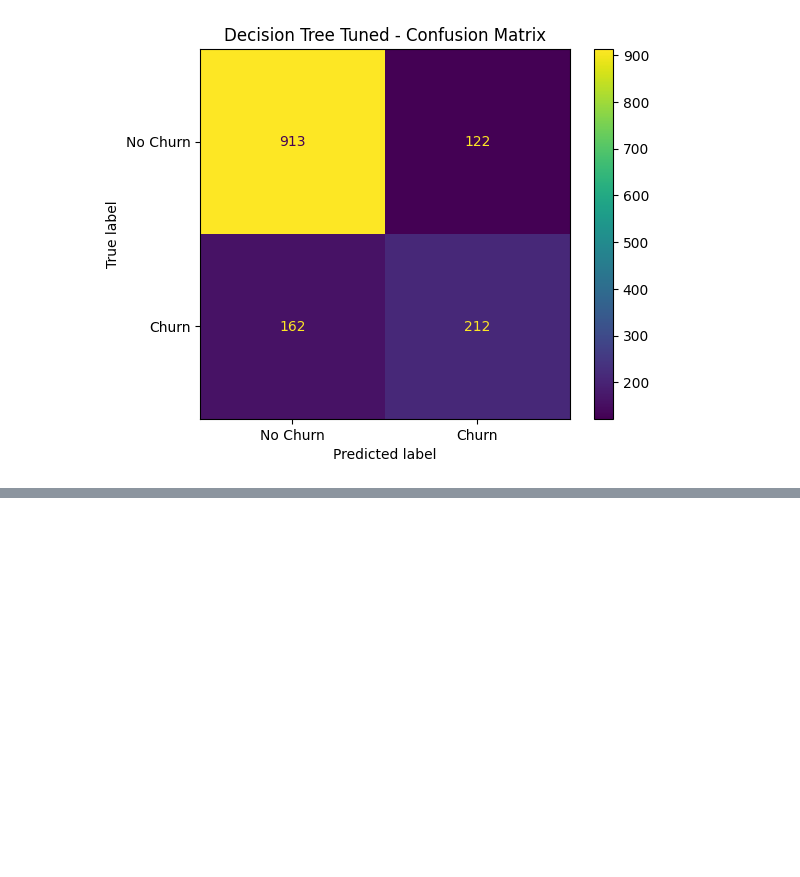
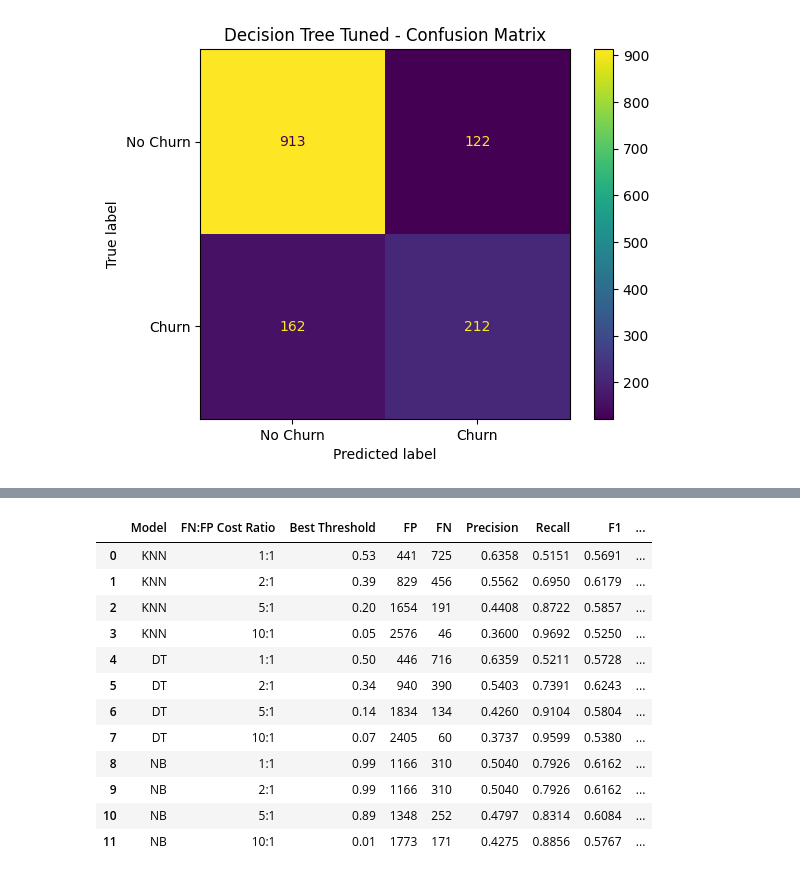
Before and after one commit to huynhthu214/Telco-Churn-DM, a Jupyter notebook: notebook/02_Modeling_Models.ipynb, the cells around one changed output, grey strips where cells are left out. Saved outputs shown, nothing was run; the diff lists cells and outputs as text; code cells hidden in the pictures; blank space fills up the shorter version.

```diff
--- a/notebook/02_Modeling_Models.ipynb
+++ b/notebook/02_Modeling_Models.ipynb
@@ -752,0 +1090,6 @@ Confusion Matrix:
+# %%
+models = {
+    "knn": best_knn,
+    "dt": best_dt,
+    "nb": best_nb
+}
@@ -752,0 +1103,14 @@ Confusion Matrix:
+# %%
+cv_results = {}
+
+for name, model in models.items():
+    score = cross_validate(
+        estimator=model,
+        X=X_train,
+        y=y_train,
+        cv=cv,
+        scoring=scoring,
+        n_jobs=-1,
+        return_train_score=True
+    )
+    cv_results[name] = score
@@ -752,0 +1762,59 @@ Confusion Matrix:
+# %%
+oof_models = {
+    "KNN": oof_prob_knn,
+    "DT": oof_prob_dt,
+    "NB": oof_prob_nb
+}
+
+cost_scenarios = [1, 2, 5, 10]
+
+all_cost_sensitivity = []
+
+for model_name, probabilities in oof_models.items():
+
+    for cost_fn in cost_scenarios:
+
+        results = threshold_analysis(
+            y_train,
+            probabilities,
+            cost_fn=cost_fn,
+            cost_fp=1
+        )
+
+        best_row = results.loc[
+            results["Total Cost"].idxmin()
+        ]
+
+        all_cost_sensitivity.append({
+            "Model": model_name,
+            "FN:FP Cost Ratio": f"{cost_fn}:1",
+            "Best Threshold": best_row["Threshold"],
+            "FP": int(best_row["FP"]),
+            "FN": int(best_row["FN"]),
+            "Precision": best_row["Precision"],
+            "Recall": best_row["Recall"],
+            "F1": best_row["F1"],
+            "Minimum Cost": best_row["Total Cost"]
+        })
+
+cost_sensitivity_table = pd.DataFrame(
+    all_cost_sensitivity
+)
+
+display(
+    cost_sensitivity_table.round(4)
+)
+# %% [output]
+|  | Model | FN:FP Cost Ratio | Best Threshold | FP | FN | Precision | Recall | F1 | ... |
+| 0 | KNN | 1:1 | 0.53 | 441 | 725 | 0.6358 | 0.5151 | 0.5691 | ... |
+| 1 | KNN | 2:1 | 0.39 | 829 | 456 | 0.5562 | 0.6950 | 0.6179 | ... |
+| 2 | KNN | 5:1 | 0.20 | 1654 | 191 | 0.4408 | 0.8722 | 0.5857 | ... |
+| 3 | KNN | 10:1 | 0.05 | 2576 | 46 | 0.3600 | 0.9692 | 0.5250 | ... |
+| 4 | DT | 1:1 | 0.50 | 446 | 716 | 0.6359 | 0.5211 | 0.5728 | ... |
+| 5 | DT | 2:1 | 0.34 | 940 | 390 | 0.5403 | 0.7391 | 0.6243 | ... |
+| 6 | DT | 5:1 | 0.14 | 1834 | 134 | 0.4260 | 0.9104 | 0.5804 | ... |
+| 7 | DT | 10:1 | 0.07 | 2405 | 60 | 0.3737 | 0.9599 | 0.5380 | ... |
+| 8 | NB | 1:1 | 0.99 | 1166 | 310 | 0.5040 | 0.7926 | 0.6162 | ... |
+| 9 | NB | 2:1 | 0.99 | 1166 | 310 | 0.5040 | 0.7926 | 0.6162 | ... |
+| 10 | NB | 5:1 | 0.89 | 1348 | 252 | 0.4797 | 0.8314 | 0.6084 | ... |
+| 11 | NB | 10:1 | 0.01 | 1773 | 171 | 0.4275 | 0.8856 | 0.5767 | ... |
```
Also changed, not shown: parts of 80 cells of this notebook.
